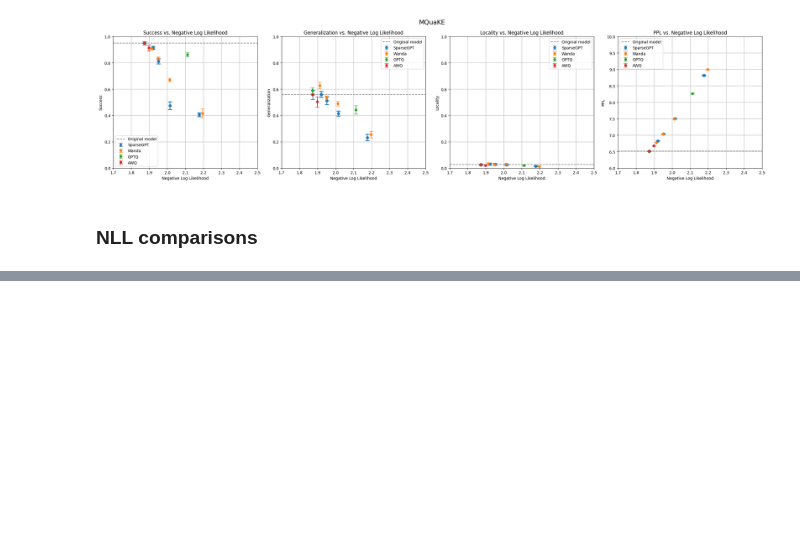
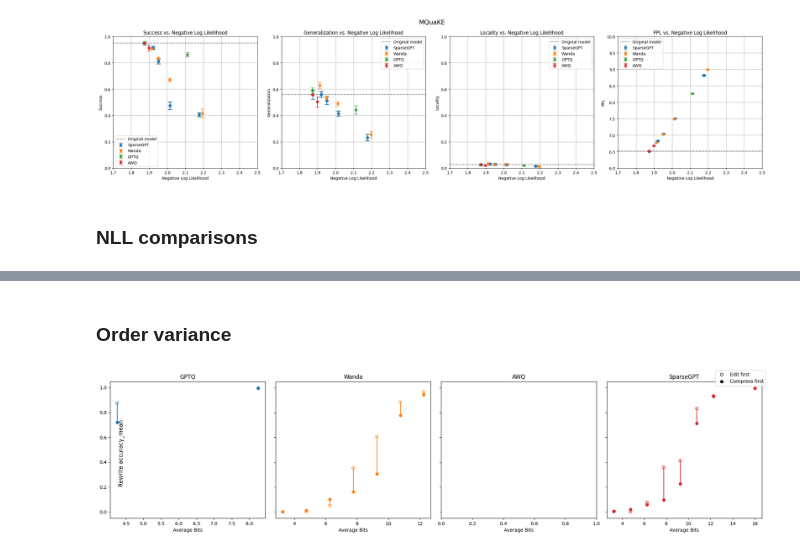
Before and after one commit to hartvigsen-group/composable-interventions, a Jupyter notebook: notebooks/graphs.ipynb, the cells around one changed output, grey strips where cells are left out. Cells and saved outputs as stored; diff of their text form; code cells hidden in the pictures; blank space fills up the shorter version.

```diff
--- a/notebooks/graphs.ipynb
+++ b/notebooks/graphs.ipynb
@@ -378,0 +456,77 @@ create_ppl_vs_edit_ppl_plots(dfs, titles)
+# %% [markdown]
+### Order variance
+# %%
+import matplotlib.pyplot as plt
+import matplotlib.colors as mcolors
+import matplotlib.lines as mlines
+
+def plot_ppl_comparison_by_method(df1, df2, selected_model, metric):
+    """
+    Creates a grid of subplots comparing a specified metric for each method_name and Average bits pair
+    between two DataFrames for a selected model, using different markers for each DataFrame.
+    Each subplot represents a different method.
+
+    Parameters:
+    df1, df2 (pandas.DataFrame): The two DataFrames containing the experiment data.
+    selected_model (str): The model to filter the data by.
+    metric (str): The metric to plot on the y-axis.
+    """
+    # Filter DataFrames based on the selected model
+    df1_filtered = df1[df1['model'] == selected_model]
+    df2_filtered = df2[df2['model'] == selected_model]
+
+    # Get unique method names
+    methods = set(df1_filtered['method_name']).union(df2_filtered['method_name'])
+    num_methods = len(methods)
+
+    # Set up the subplot grid
+    fig, axs = plt.subplots(1, num_methods, figsize=(5 * num_methods, 5), sharey=True)
+
+    # Assign colors to each method
+    colors = list(mcolors.TABLEAU_COLORS)  # or any other palette of your choice
+    method_colors = {method: colors[i % len(colors)] for i, method in enumerate(methods)}
+
+    for ax, method_name in zip(axs, methods):
+        # Filter data for this method
+        df1_method = df1_filtered[df1_filtered['method_name'] == method_name]
+        df2_method = df2_filtered[df2_filtered['method_name'] == method_name]
+
+        # Iterate through each unique avg_bits in df1
+        for _, row1 in df1_method.iterrows():
+            avg_bits_1 = row1['Average bits']
+            metric_value_1 = row1[metric]
+
+            # Find matching avg_bits in df2 within 5% range
+            for _, row2 in df2_method.iterrows():
+                avg_bits_2 = row2['Average bits']
+                metric_value_2 = row2[metric]
+
+                if abs(avg_bits_1 - avg_bits_2) / avg_bits_1 <= 0.05:
+                    # Plot the points and connect them with a line
+                    ax.plot([avg_bits_1, avg_bits_2], [metric_value_1, metric_value_2],
+                            marker='None', linestyle='-', color=method_colors[method_name])
+                    ax.scatter([avg_bits_1], [metric_value_1], facecolors='none', edgecolors=method_colors[method_name])
+                    ax.scatter([avg_bits_2], [metric_value_2], color=method_colors[method_name])
+                    break
+
+        # Configure subplot
+        ax.set_title(method_name)
+        ax.set_xlabel('Average Bits')
+        ax.grid(False)
+
+    # Common ylabel
+    fig.text(0.04, 0.5, metric, va='center', ha='center', rotation='vertical', fontsize=12)
+
+    # Create custom legend for markers
+    custom_legend = [mlines.Line2D([0], [0], color='black', marker='o', linestyle='None', markerfacecolor='none', label='Edit first'),
+                     mlines.Line2D([0], [0], color='black', marker='o', linestyle='None', markerfacecolor='black', label='Compress first')]
+    fig.legend(handles=custom_legend, loc='upper right')
+    plt.tight_layout()
+    plt.show()
+
+# Example usage
+selected_model = 'Llama 2 (7b)'
+metric = 'Rewrite accuracy_mean'  # Replace with your metric, e.g., 'PPL_mean'
+plot_ppl_comparison_by_method(edited_counterfact, compfirst_counterfact, selected_model, metric)
+# %% [output]
+[figure, added]
```
Also changed, not shown: parts of 6 cells of this notebook, 4 other files.
